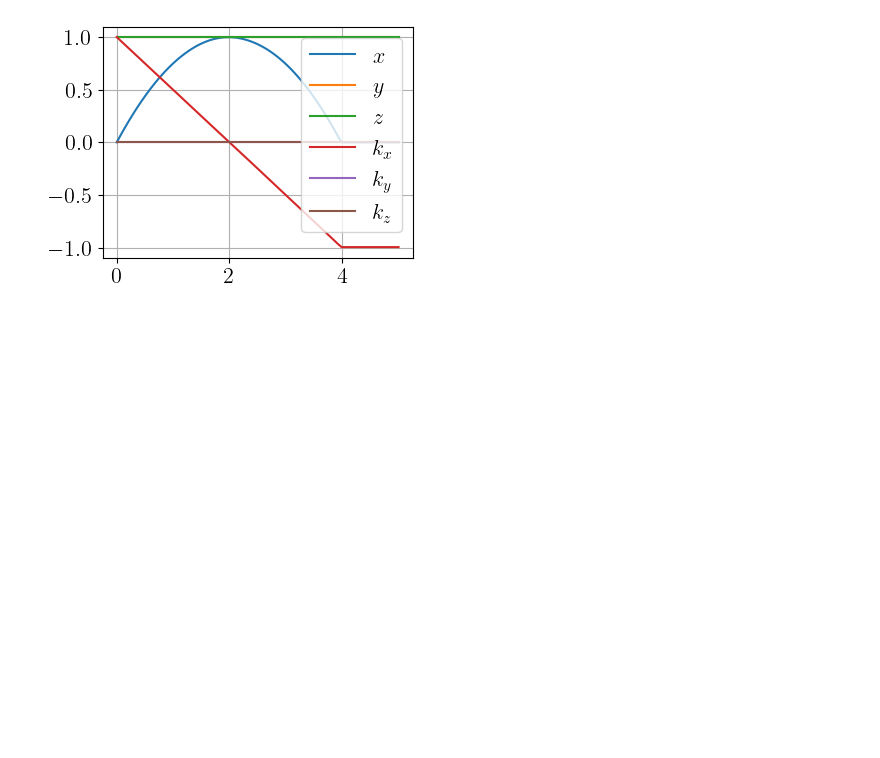
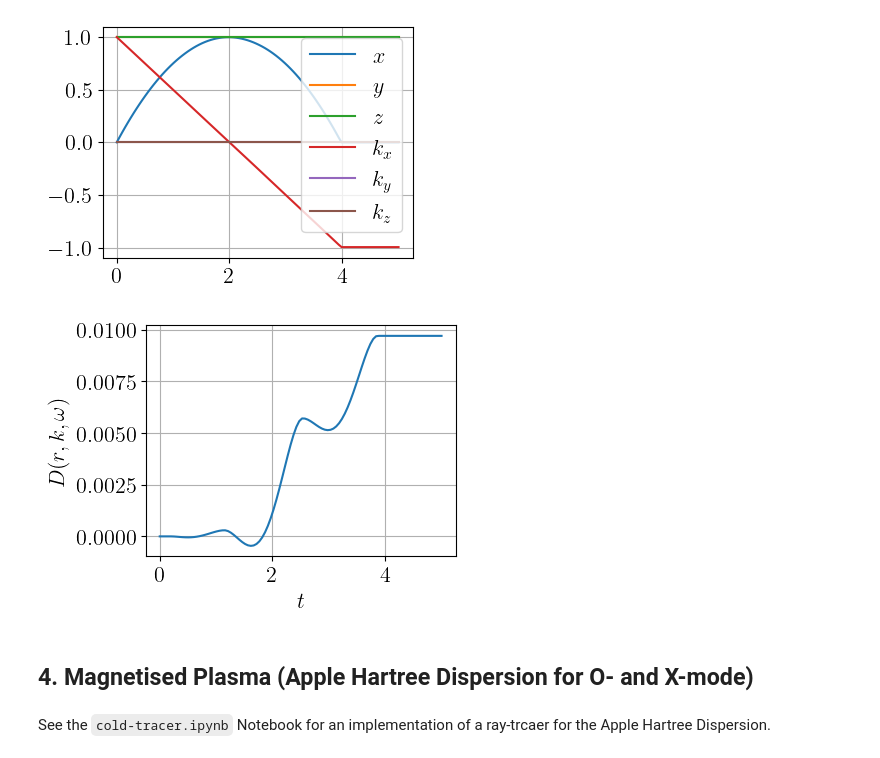
Before and after one commit to runehoejlund/plasma-ray-tracer, a Jupyter notebook: Exercises/simple-tracers.ipynb, the cells around one changed output. Saved outputs shown, nothing was run; the diff lists cells and outputs as text; code cells hidden in the pictures; blank space fills up the shorter version.

Commit message:
Cold Ray Tracer!

```diff
--- a/Exercises/simple-tracers.ipynb
+++ b/Exercises/simple-tracers.ipynb
@@ -96,6 +96,7 @@ q0 = np.hstack((r0,N0))
 
 # Set constants
 c = 1
+omega = 1
 
 # Time interval of ODE solver
 tmin = 0
@@ -396,3 +397,26 @@ omega0 1.0
 r0 [0. 1. 1.]
 k0 [1. 0. 0.]
 [figure]
+# %%
+# Evaluate dispersion relation through simulation
+# D_v = np.vectorize(D)
+rs = sol.y[:3,:]
+ks = sol.y[3:,:]
+Ds = np.zeros(rs.shape[1])
+for i in range(len(rs.T)):
+    r = torch.tensor(rs[:,i])
+    k = torch.tensor(ks[:,i])
+    Ds[i] = D(r, k, omega)
+
+plt.figure(figsize=(4,3))
+plt.plot(sol.t, Ds)
+plt.xlabel('$t$')
+plt.ylabel('$D(r, k, \omega)$')
+plt.grid()
+plt.show()
+# %% [output]
+[figure, added]
+# %% [markdown]
+## 4. Magnetised Plasma (Apple Hartree Dispersion for O- and X-mode)
+# %% [markdown]
+See the `cold-tracer.ipynb` Notebook for an implementation of a ray-trcaer for the Apple Hartree Dispersion.
```
Also changed, not shown: parts of 1 cell of this notebook, 1 other file.
